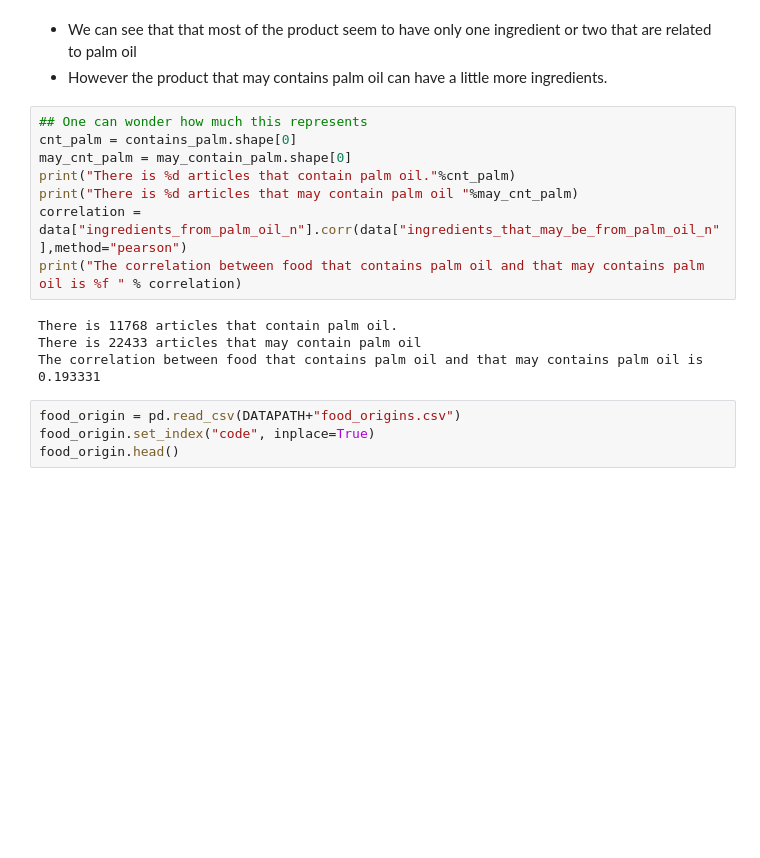
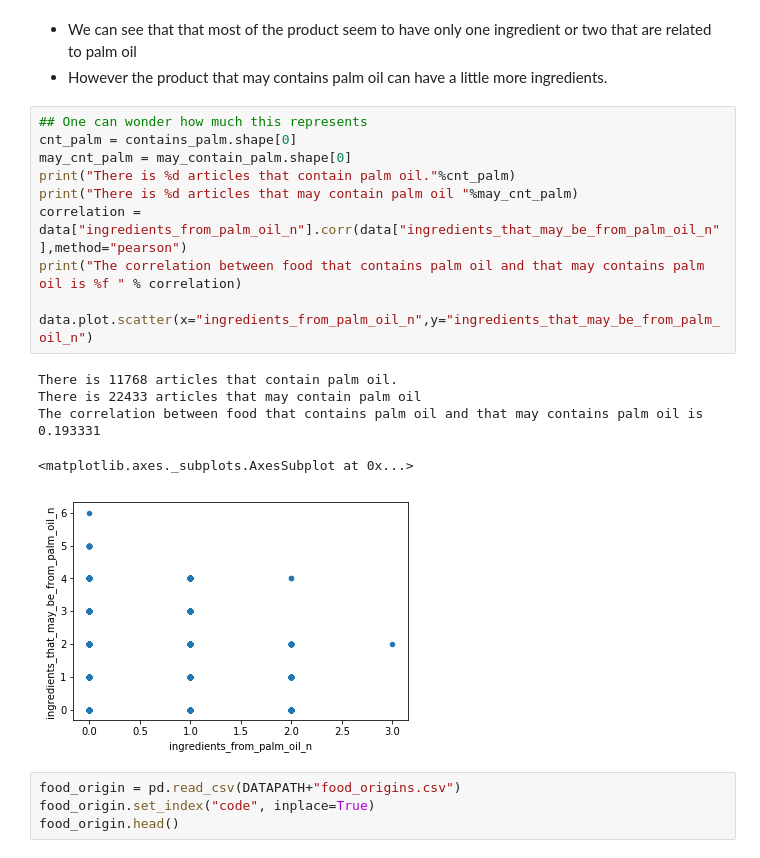
Before and after one commit to lanzrein/ada_project, a Jupyter notebook: PalmOil.ipynb, the cells around one changed output. Cells and saved outputs as stored; diff of their text form; blank space fills up the shorter version.

Commit message:
Finish the palm oil

```diff
--- a/PalmOil.ipynb
+++ b/PalmOil.ipynb
@@ -81,15 +81,19 @@ plt.show()
 # %%
 ## One can wonder how much this represents
 cnt_palm = contains_palm.shape[0]
 may_cnt_palm = may_contain_palm.shape[0]
 print("There is %d articles that contain palm oil."%cnt_palm)
 print("There is %d articles that may contain palm oil "%may_cnt_palm)
 correlation = data["ingredients_from_palm_oil_n"].corr(data["ingredients_that_may_be_from_palm_oil_n"],method="pearson")
 print("The correlation between food that contains palm oil and that may contains palm oil is %f " % correlation)
+
+data.plot.scatter(x="ingredients_from_palm_oil_n",y="ingredients_that_may_be_from_palm_oil_n")
 # %% [output]
 There is 11768 articles that contain palm oil.
 There is 22433 articles that may contain palm oil
 The correlation between food that contains palm oil and that may contains palm oil is 0.193331
+<matplotlib.axes._subplots.AxesSubplot at 0x...>
+[figure, added]
 # %%
 food_origin = pd.read_csv(DATAPATH+"food_origins.csv")
 food_origin.set_index("code", inplace=True)
```
Also changed, not shown: parts of 15 cells of this notebook.
